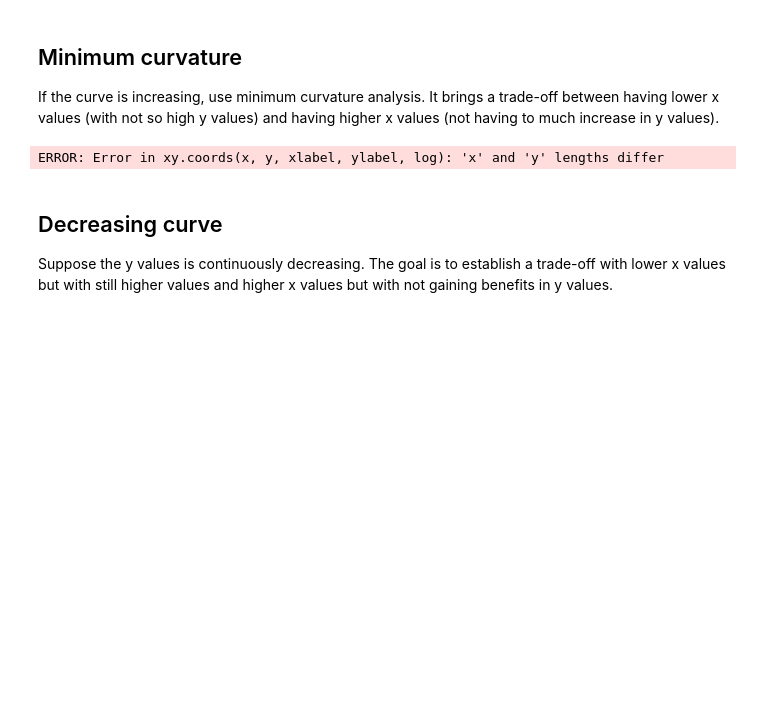
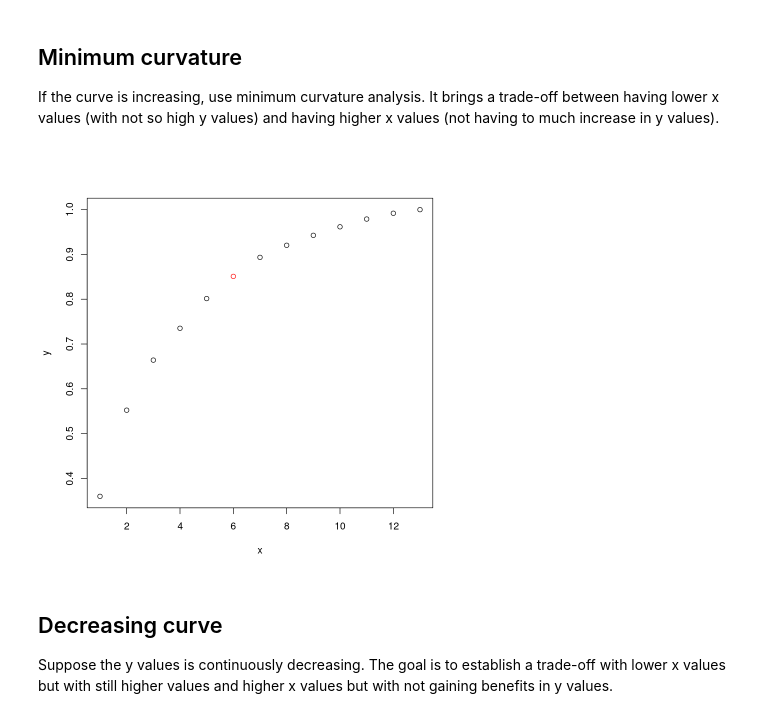
Before and after one commit to felipeat07/daltoolbox, a Jupyter notebook: examples/general/dal_fitting.ipynb, the cells around one changed output. Drawn from its saved outputs; the diff is of its cells as text; code cells hidden in the pictures; blank space fills up the shorter version.

```diff
--- a/examples/general/dal_fitting.ipynb
+++ b/examples/general/dal_fitting.ipynb
@@ -55,9 +37,9 @@ It brings a trade-off between having lower x values (with not so high y values)
 # %%
 myfit <- fit_curvature_min()
 res <- transform(myfit, y)
-plot(myfit, y, res)
+plot.fit_curvature(myfit, y, res)
 # %% [output]
-ERROR: Error in xy.coords(x, y, xlabel, ylabel, log): 'x' and 'y' lengths differ
+[figure, added]
 # %% [markdown]
 ## Decreasing curve
 Suppose the y values is continuously decreasing.
```
Also changed, not shown: parts of 3 cells of this notebook, 27 other files.
